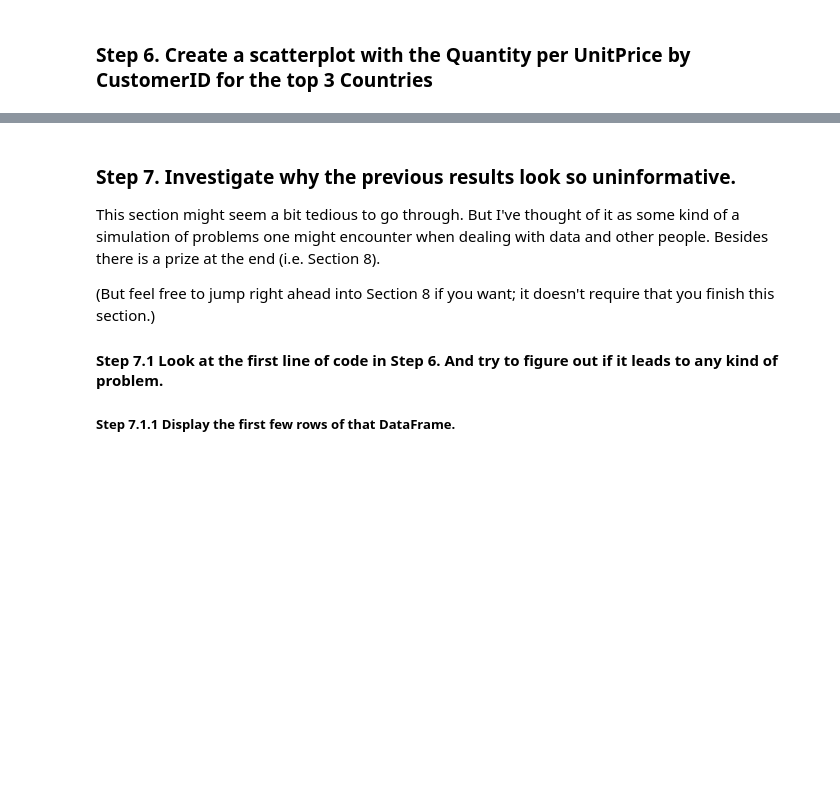
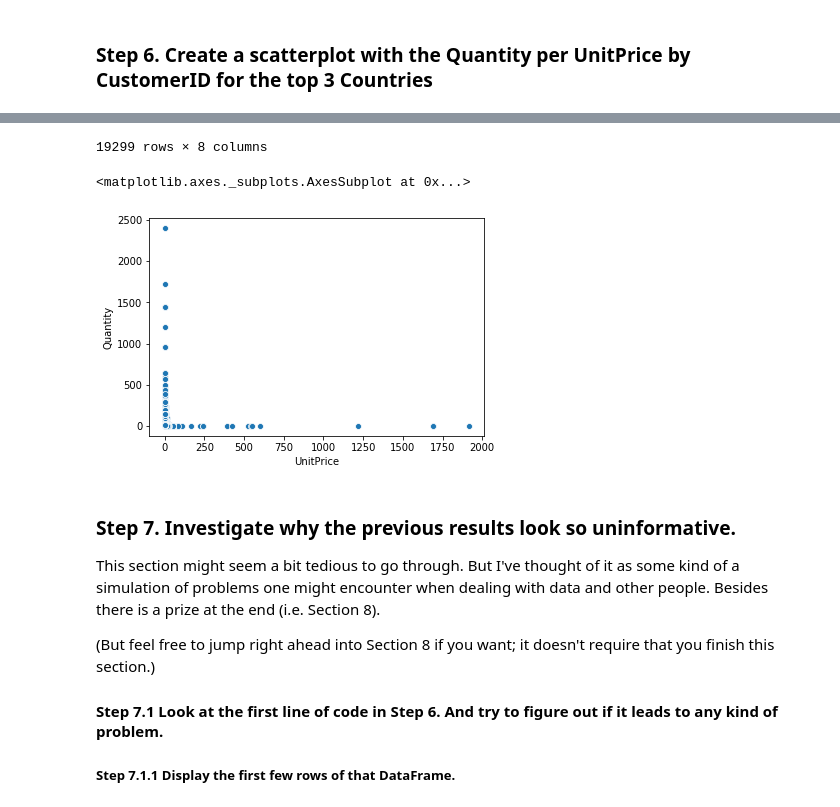
Before and after one commit to evan-freeman/pandas_exercises, a Jupyter notebook: 07_Visualization/Online_Retail/Exercises.ipynb, the cells around one changed output, grey strips where cells are left out. Drawn from its saved outputs; the diff is of its cells as text; code cells hidden in the pictures; blank space fills up the shorter version.

```diff
--- a/07_Visualization/Online_Retail/Exercises.ipynb
+++ b/07_Visualization/Online_Retail/Exercises.ipynb
@@ -40,3 +42,10 @@ mask = online_rt.Quantity > 0
 online_rt = online_rt[mask]
 # %% [markdown]
 ### Step 6. Create a scatterplot with the Quantity per UnitPrice by CustomerID for the top 3 Countries
+# %%
+mask = online_rt.Country.isin(['Netherlands', 'EIRE', 'Germany'])
+
+display(online_rt[mask])
+
+sns.scatterplot(x = 'UnitPrice', y = 'Quantity', hue = 'Country', data = online_rt[mask])
+# %% [output]
@@ -43,3 +64,6 @@ online_rt = online_rt[mask]
+19299 rows × 8 columns
+<matplotlib.axes._subplots.AxesSubplot at 0x...>
+[figure, added]
 # %% [markdown]
 ### Step 7. Investigate why the previous results look so uninformative.
 
```
Also changed, not shown: parts of 3 cells of this notebook, 1 other file.
